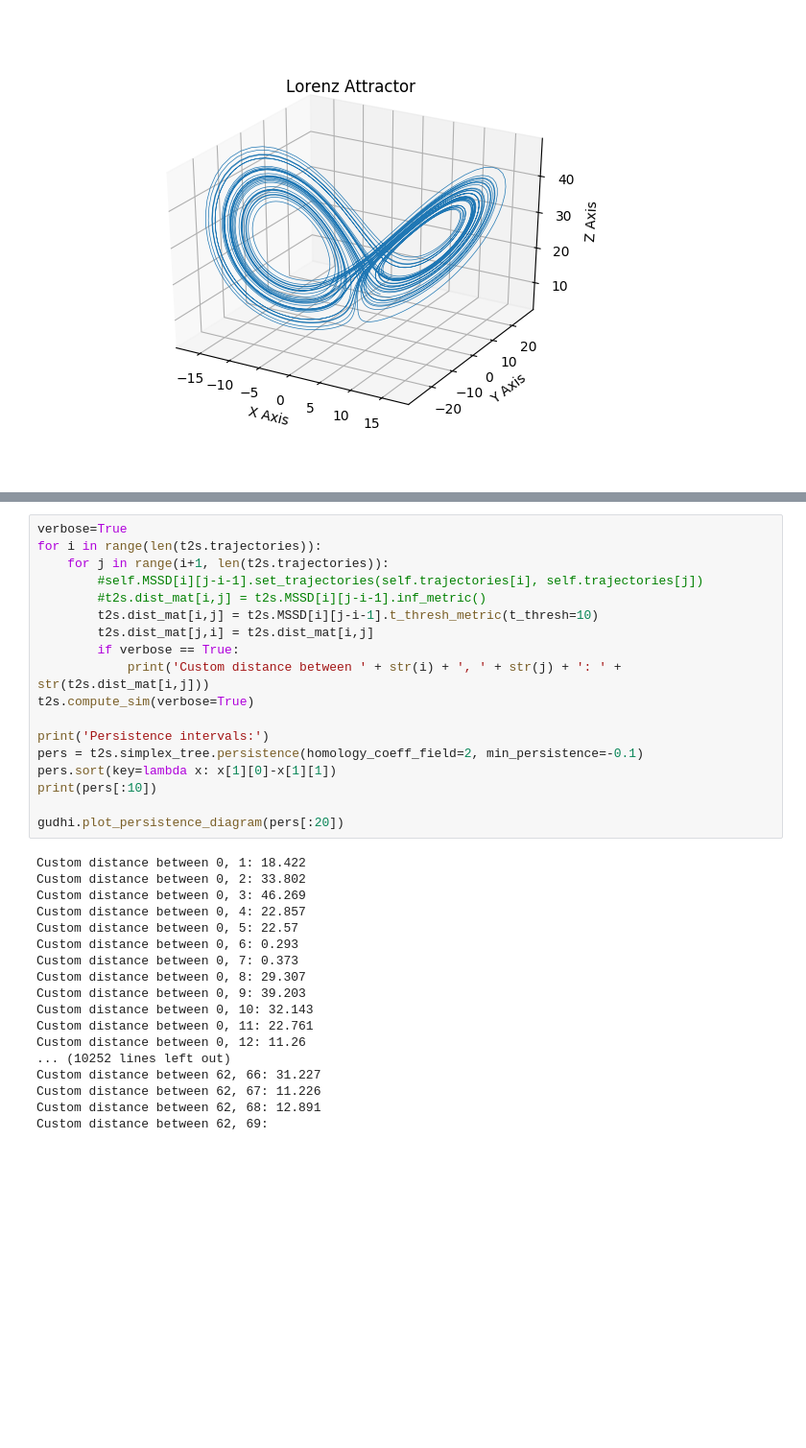
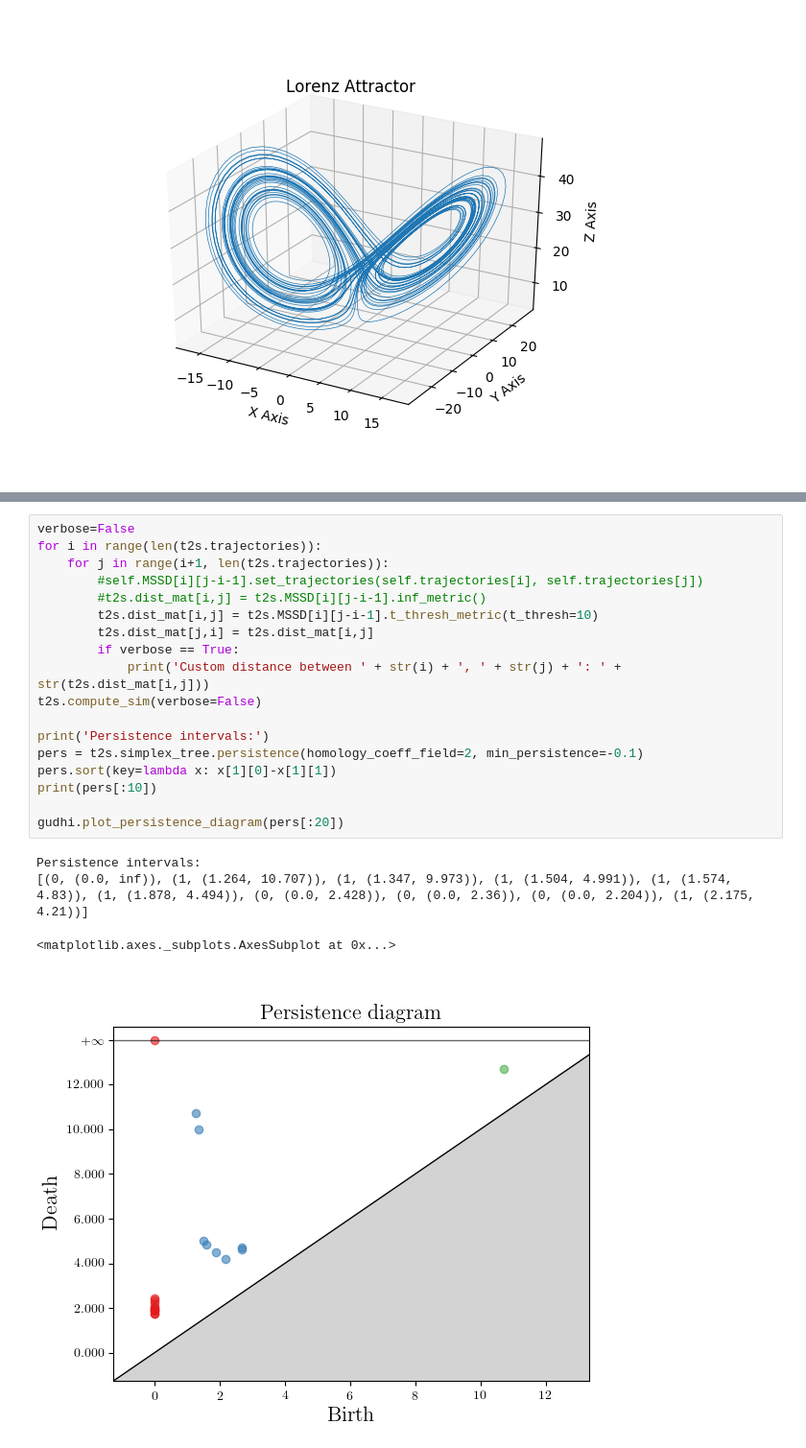
Before and after one commit to Mishalassif/Traj2Phase, a Jupyter notebook: examples/lorenz_test.ipynb, the cells around one changed output, grey strips where cells are left out. Shown at 96% size. Drawn from its saved outputs; the diff is of its cells as text; blank space fills up the shorter version.

```diff
--- a/examples/lorenz_test.ipynb
+++ b/examples/lorenz_test.ipynb
@@ -94,39 +95,26 @@ Persistence intervals:
 # %%
-verbose=True
+verbose=False
 for i in range(len(t2s.trajectories)):
     for j in range(i+1, len(t2s.trajectories)):
         #self.MSSD[i][j-i-1].set_trajectories(self.trajectories[i], self.trajectories[j])
         #t2s.dist_mat[i,j] = t2s.MSSD[i][j-i-1].inf_metric()
         t2s.dist_mat[i,j] = t2s.MSSD[i][j-i-1].t_thresh_metric(t_thresh=10)
         t2s.dist_mat[j,i] = t2s.dist_mat[i,j]
         if verbose == True:
             print('Custom distance between ' + str(i) + ', ' + str(j) + ': ' + str(t2s.dist_mat[i,j]))
-t2s.compute_sim(verbose=True)
+t2s.compute_sim(verbose=False)
 
 print('Persistence intervals:')
 pers = t2s.simplex_tree.persistence(homology_coeff_field=2, min_persistence=-0.1)
 pers.sort(key=lambda x: x[1][0]-x[1][1])
 print(pers[:10])
 
 gudhi.plot_persistence_diagram(pers[:20])
 # %% [output]
-Custom distance between 0, 1: 18.422
-Custom distance between 0, 2: 33.802
-Custom distance between 0, 3: 46.269
-Custom distance between 0, 4: 22.857
-Custom distance between 0, 5: 22.57
-Custom distance between 0, 6: 0.293
-Custom distance between 0, 7: 0.373
-Custom distance between 0, 8: 29.307
-Custom distance between 0, 9: 39.203
-Custom distance between 0, 10: 32.143
-Custom distance between 0, 11: 22.761
-Custom distance between 0, 12: 11.26
-... (10252 lines left out)
-Custom distance between 62, 66: 31.227
-Custom distance between 62, 67: 11.226
-Custom distance between 62, 68: 12.891
-Custom distance between 62, 69:
+Persistence intervals:
+[(0, (0.0, inf)), (1, (1.264, 10.707)), (1, (1.347, 9.973)), (1, (1.504, 4.991)), (1, (1.574, 4.83)), (1, (1.878, 4.494)), (0, (0.0, 2.428)), (0, (0.0, 2.36)), (0, (0.0, 2.204)), (1, (2.175, 4.21))]
+<matplotlib.axes._subplots.AxesSubplot at 0x...>
+[figure, added]
 # %%
 t2s_n = Traj2Sim()
 t2s_n.set_trajectories(traj_list)
```
Also changed, not shown: parts of 3 cells of this notebook.
